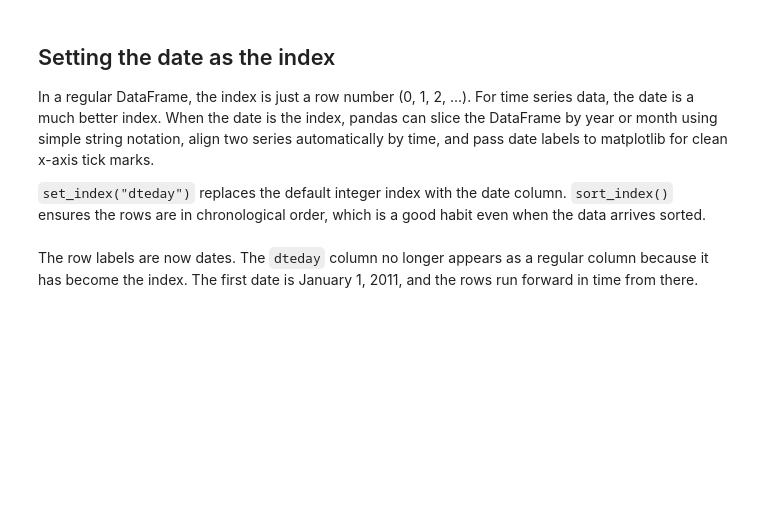
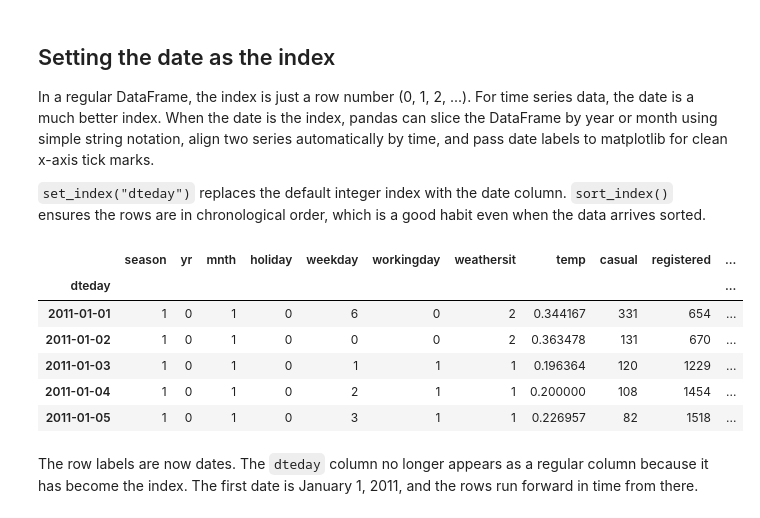
Before and after one commit to bsheese/225, a Jupyter notebook: 11_time/11_1_Time_Series_Basics.ipynb, the cells around one changed output. Saved outputs shown, nothing was run; the diff lists cells and outputs as text; code cells hidden in the pictures; blank space fills up the shorter version.

```diff
--- a/11_time/11_1_Time_Series_Basics.ipynb
+++ b/11_time/11_1_Time_Series_Basics.ipynb
@@ -55,8 +62,15 @@ In a regular DataFrame, the index is just a row number (0, 1, 2, ...). For time
 `set_index("dteday")` replaces the default integer index with the date column. `sort_index()` ensures the rows are in chronological order, which is a good habit even when the data arrives sorted.
 # %%
 df = df.set_index("dteday").sort_index()
-df.to_parquet("bike_daily.parquet")
 df.head()
+# %% [output]
+|  | season | yr | mnth | holiday | weekday | workingday | weathersit | temp | casual | registered | ... |
+| dteday |  |  |  |  |  |  |  |  |  |  | ... |
+| 2011-01-01 | 1 | 0 | 1 | 0 | 6 | 0 | 2 | 0.344167 | 331 | 654 | ... |
+| 2011-01-02 | 1 | 0 | 1 | 0 | 0 | 0 | 2 | 0.363478 | 131 | 670 | ... |
+| 2011-01-03 | 1 | 0 | 1 | 0 | 1 | 1 | 1 | 0.196364 | 120 | 1229 | ... |
+| 2011-01-04 | 1 | 0 | 1 | 0 | 2 | 1 | 1 | 0.200000 | 108 | 1454 | ... |
+| 2011-01-05 | 1 | 0 | 1 | 0 | 3 | 1 | 1 | 0.226957 | 82 | 1518 | ... |
 # %% [markdown]
 The row labels are now dates. The `dteday` column no longer appears as a regular column because it has become the index. The first date is January 1, 2011, and the rows run forward in time from there.
 # %% [markdown]
```
Also changed, not shown: parts of 6 cells of this notebook, 32 other files.
